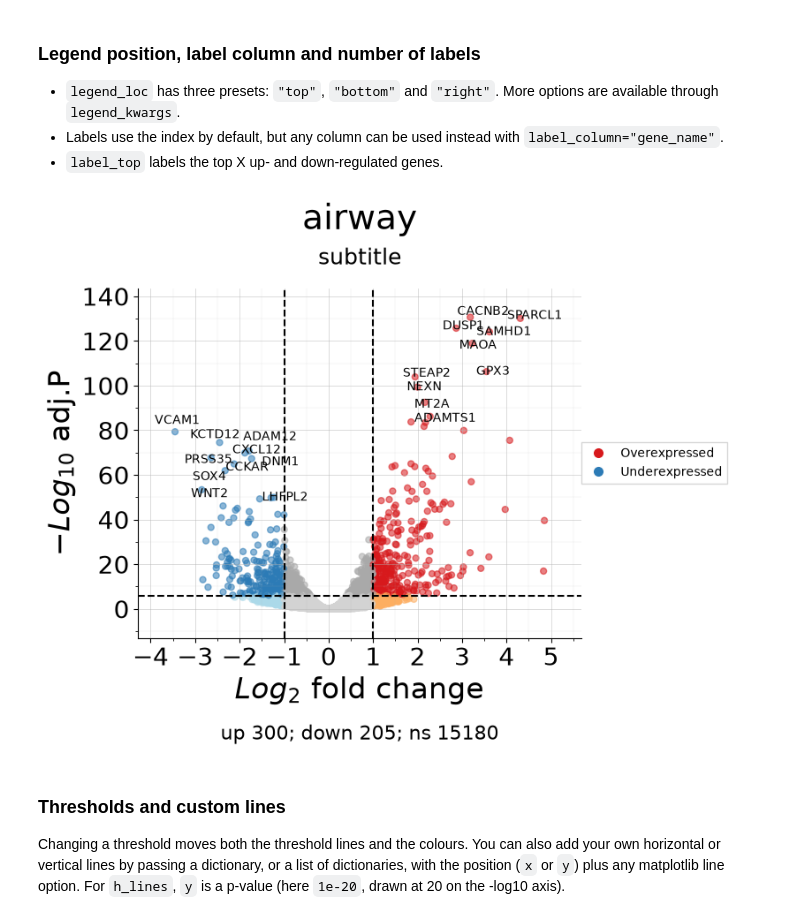
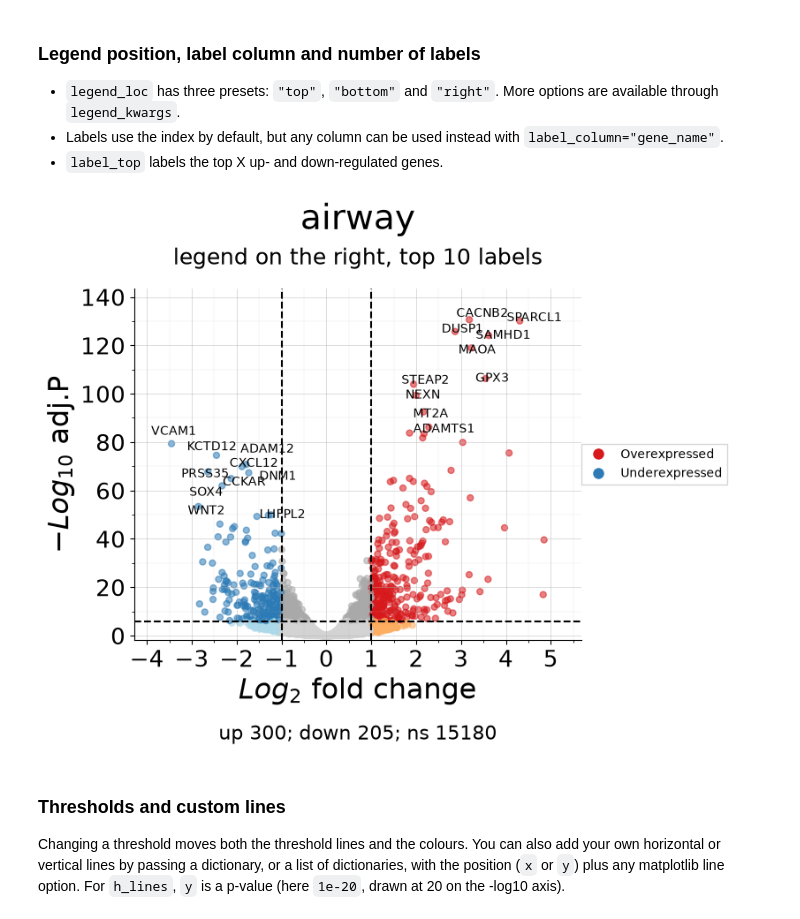
Before and after one commit to rLannes/easy_volcano, a Jupyter notebook: data/Examples_notebook.ipynb, the cells around one changed output. Saved outputs shown, nothing was run; the diff lists cells and outputs as text; code cells hidden in the pictures.

```diff
--- a/data/Examples_notebook.ipynb
+++ b/data/Examples_notebook.ipynb
@@ -75,13 +76,13 @@ plt.close()
 - `label_top` labels the top X up- and down-regulated genes.
 # %%
 (fig, ax) = ev.plot_volcano(df, y_thr=10**(-6),  title="airway",
-                            subtitle="subtitle", legend_loc='right', width=8,
+                            subtitle="legend on the right, top 10 labels", legend_loc='right', width=8,
                             label_column="gene_name", label_top = 10)
 fig.savefig(FIG_DIR / "legend_right_label_top.png", dpi=200, bbox_inches="tight")
 plt.show()
 plt.close()
 # %% [output]
-[figure, old version]
+[figure, new version]
 # %% [markdown]
 <a id="thresholds-and-custom-lines"></a>
 
```
Also changed, not shown: parts of 9 cells of this notebook, 10 other files.
